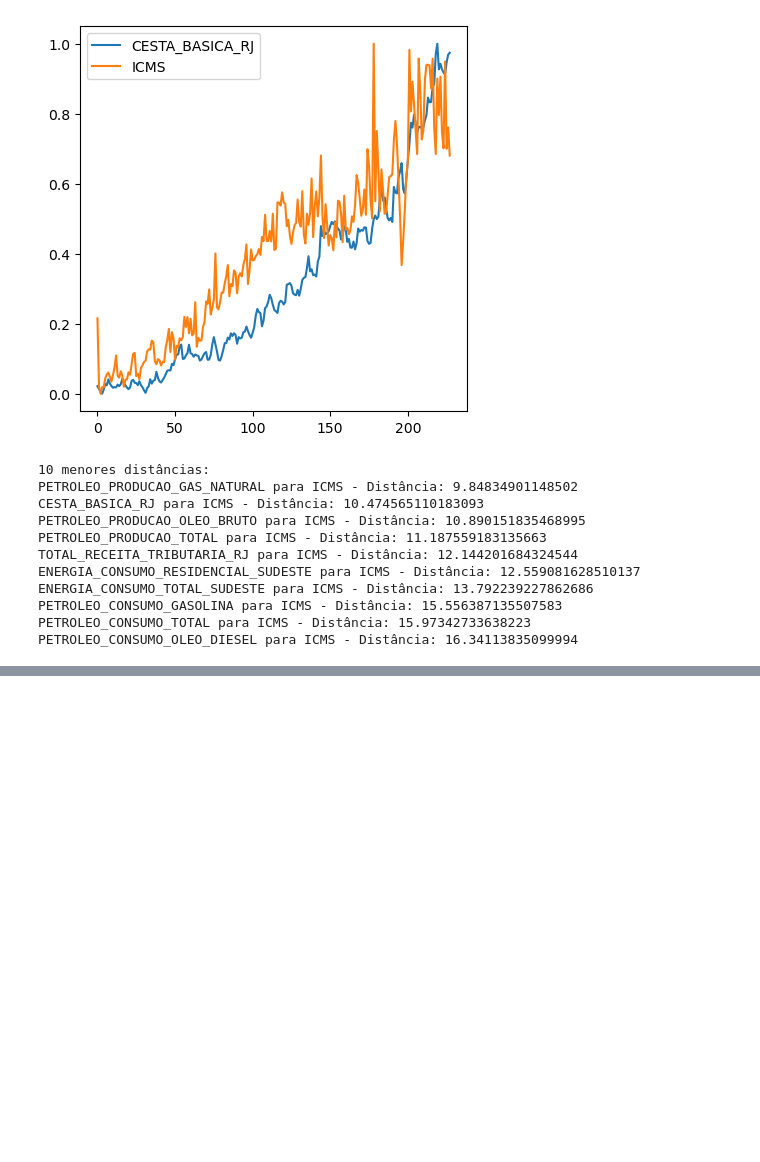
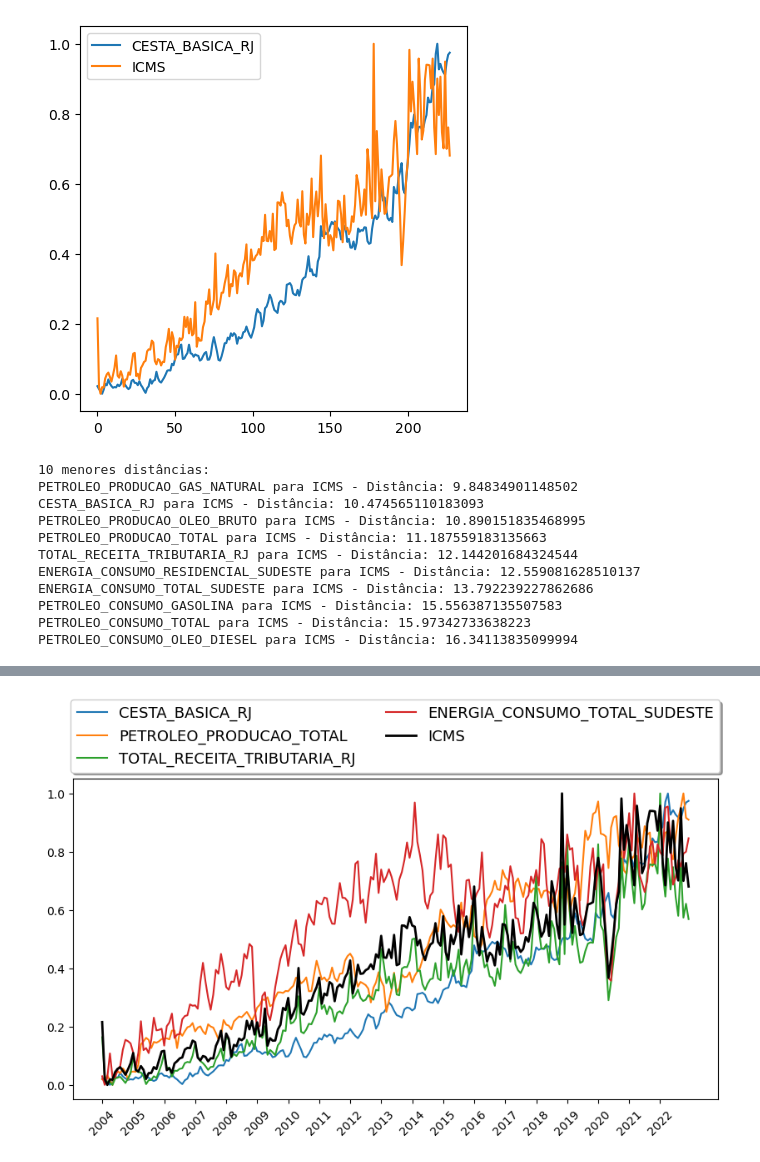
Before and after one commit to JPVercosa/icms-prediction, a Jupyter notebook: notebooks/dtw.ipynb, the cells around one changed output, grey strips where cells are left out. Cells and saved outputs as stored; diff of their text form; code cells hidden in the pictures; blank space fills up the shorter version.

```diff
--- a/notebooks/dtw.ipynb
+++ b/notebooks/dtw.ipynb
@@ -99,0 +137,19 @@ best_series.head()
+# %%
+selected_series = ["TOTAL_RECEITA_TRIBUTARIA_RJ",
+                   "ENERGIA_CONSUMO_TOTAL_SUDESTE",
+                   "PETROLEO_PRODUCAO_TOTAL",
+                   "CESTA_BASICA_RJ"]
+plt.figure(figsize=(10, 5))
+for i in range(0, len(entradas[1])):
+    x = entradas[:, i]
+    if best_candidates[i+1] in selected_series:
+        plt.plot(x, label=f'{best_candidates[i+1]}')
+plt.plot(saida, label='ICMS', linewidth=2, color='black')
+plt.legend(loc='upper center', bbox_to_anchor=(0.5, 1.27),
+          fancybox=True, shadow=True, ncol=2, fontsize=13)
+ticks = np.arange(2004,2023,1)
+plt.xticks(np.arange(0, 228, 12), ticks, rotation=45)
+plt.savefig('imgs/DTW_Selected.png', bbox_inches='tight')
+plt.show()
+# %% [output]
+[figure, added]
```
Also changed, not shown: parts of 5 cells of this notebook.
